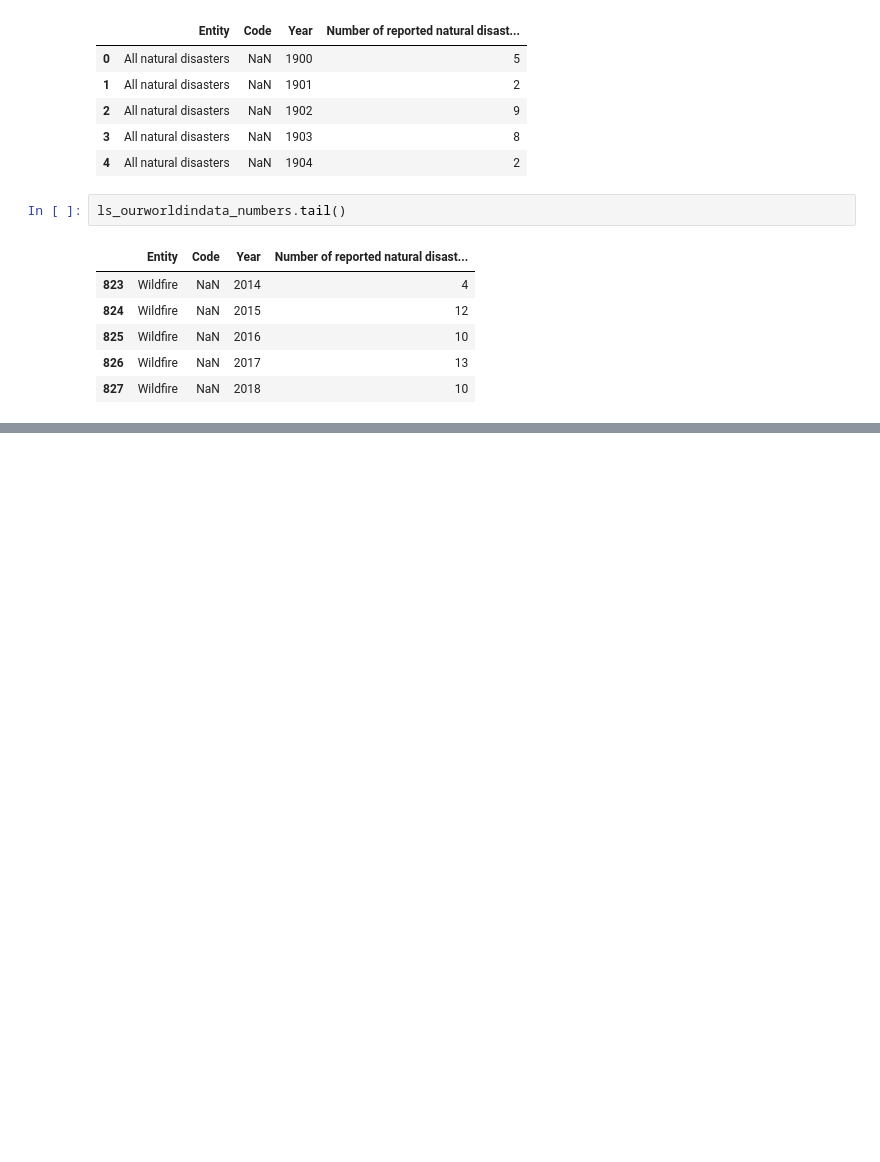
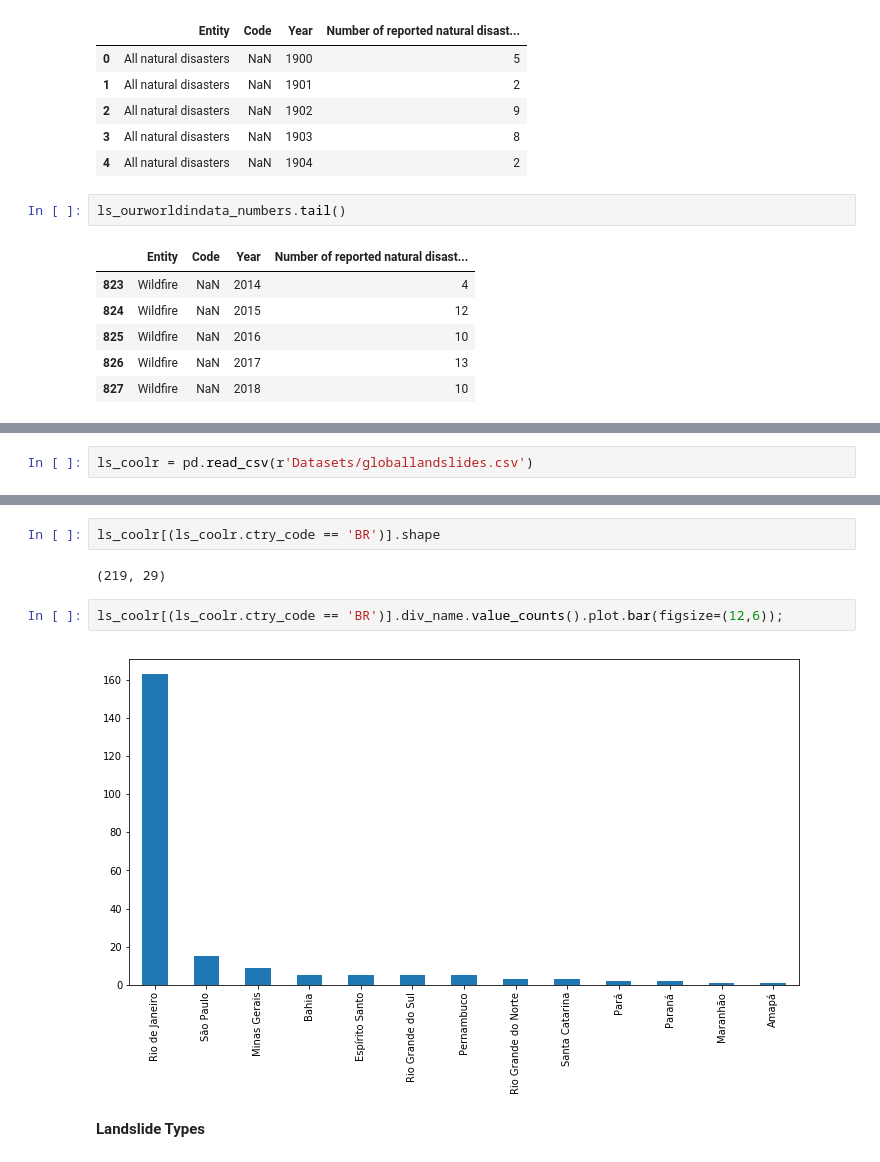
Before and after one commit to rpbenatti/DS-Projects, a Jupyter notebook: Landslide/Landslide_Datasets.ipynb, the cells around one changed output, grey strips where cells are left out. Drawn from its saved outputs; the diff is of its cells as text; blank space fills up the shorter version.

```diff
--- a/Landslide/Landslide_Datasets.ipynb
+++ b/Landslide/Landslide_Datasets.ipynb
@@ -448,0 +459,2 @@ ls_ourworldindata_numbers.tail()
+# %%
+ls_coolr = pd.read_csv(r'Datasets/globallandslides.csv')
@@ -448,0 +538,10 @@ ls_ourworldindata_numbers.tail()
+# %%
+ls_coolr[(ls_coolr.ctry_code == 'BR')].shape
+# %% [output]
+(219, 29)
+# %%
+ls_coolr[(ls_coolr.ctry_code == 'BR')].div_name.value_counts().plot.bar(figsize=(12,6));
+# %% [output]
+[figure, added]
+# %% [markdown]
+**Landslide Types**
```
Also changed, not shown: parts of 19 cells of this notebook, 1 other file.
